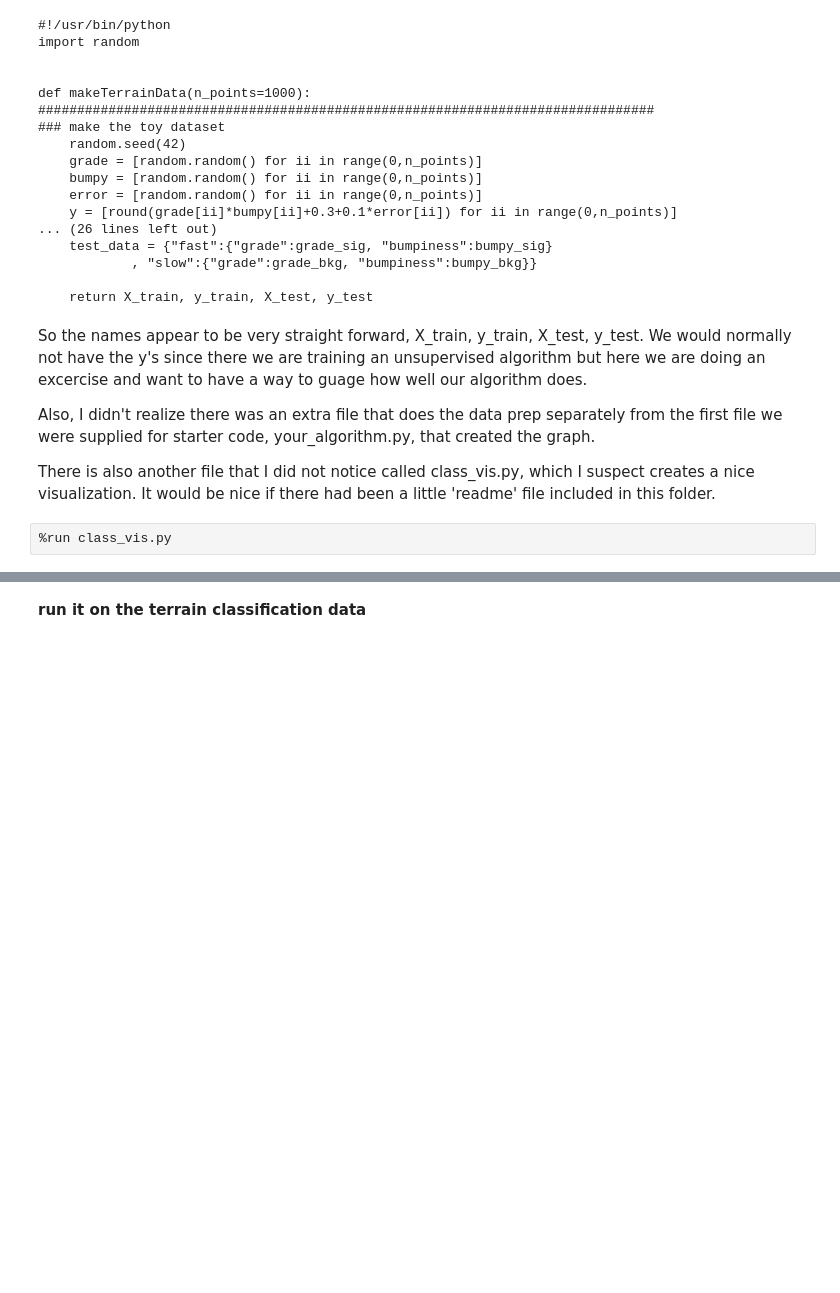
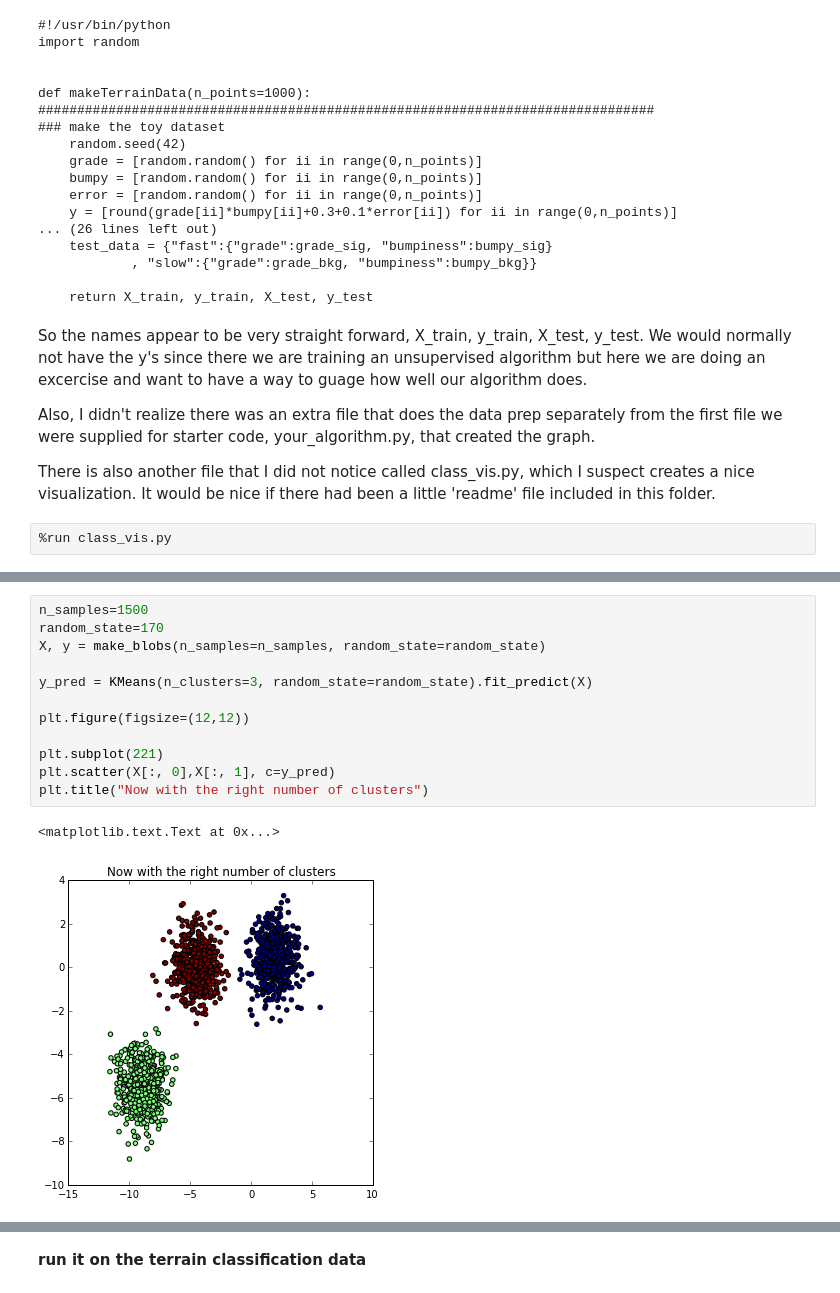
Before and after one commit to michaelreinhard/ud120-projects, a Jupyter notebook: choose_your_own/choose_ur_own.ipynb, the cells around one changed output, grey strips where cells are left out. Cells and saved outputs as stored; diff of their text form; blank space fills up the shorter version.

```diff
--- a/choose_your_own/choose_ur_own.ipynb
+++ b/choose_your_own/choose_ur_own.ipynb
@@ -132,0 +167,15 @@ Ok, nothing. Investigate later.
+# %%
+n_samples=1500
+random_state=170
+X, y = make_blobs(n_samples=n_samples, random_state=random_state)
+
+y_pred = KMeans(n_clusters=3, random_state=random_state).fit_predict(X)
+
+plt.figure(figsize=(12,12))
+
+plt.subplot(221)
+plt.scatter(X[:, 0],X[:, 1], c=y_pred)
+plt.title("Now with the right number of clusters")
+# %% [output]
+<matplotlib.text.Text at 0x...>
+[figure, added]
```
Also changed, not shown: parts of 20 cells of this notebook.
